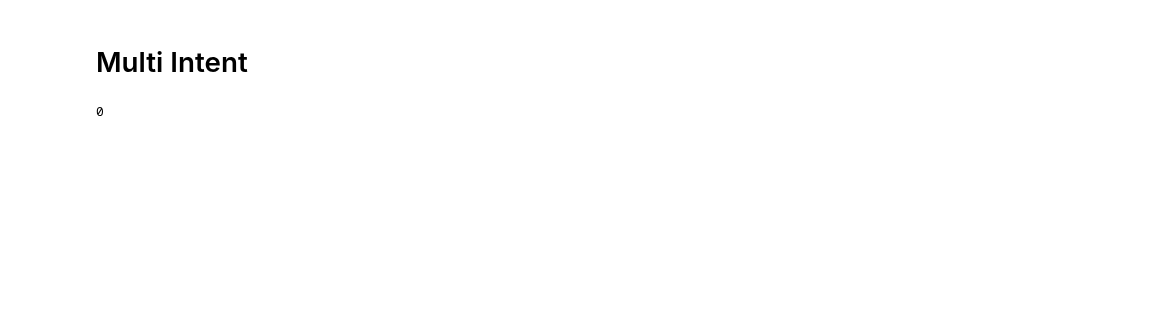
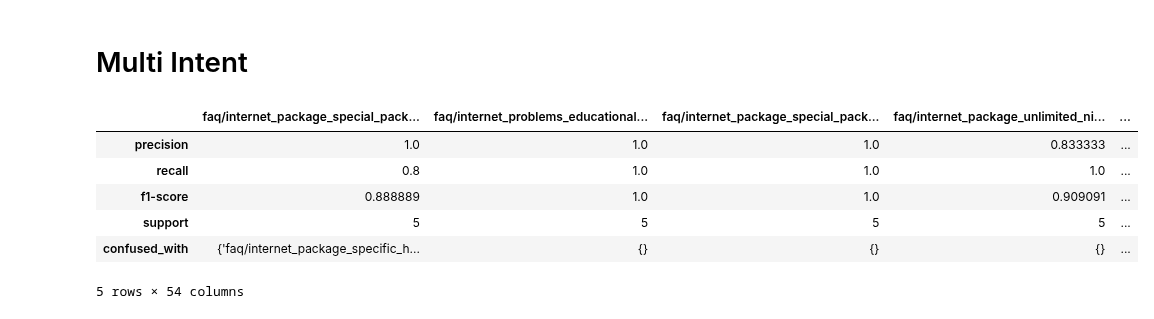
Before and after one commit to VavRe/nlp-ut, a Jupyter notebook: CA6/Rasa_FAQ_Chatbot.ipynb, the cells around one changed output. Drawn from its saved outputs; the diff is of its cells as text; code cells hidden in the pictures; blank space fills up the shorter version.

```diff
--- a/CA6/Rasa_FAQ_Chatbot.ipynb
+++ b/CA6/Rasa_FAQ_Chatbot.ipynb
@@ -310,7 +310,3 @@ def generate_rules(df,tgt_path):
             f.write(f"  - action: utter_{intent} \n")
 
 generate_rules(train_df,tgt_path)
-# %%
-162%6
-# %% [output]
-0
@@ -316,0 +315,37 @@ generate_rules(train_df,tgt_path)
+# %%
+# read json file of the path ./rasa/ParsBert_100/response_selection_report.json
+import json
+
+with open("./rasa/ParsBert_100/response_selection_report.json") as f:
+    rasa_parsbert_100 = json.load(f)
+
+with open("./rasa/LabSE_100/response_selection_report.json") as f:
+    rasa_labse_100 = json.load(f)
+
+with open("./rasa/LaBSE_200/response_selection_report.json") as f:
+    rasa_labse_200 = json.load(f)
+
+with open("./rasa/LaBSE_50/response_selection_report.json") as f:
+    rasa_labse_50 = json.load(f)
+# %%
+# plot accuracy in rasa_parsbert_100 and rasa_labse_100 in a line chart using seaborn
+import seaborn as sns
+import matplotlib.pyplot as plt
+import pandas as pd
+
+# take the accuracy, macro avg, weighted avg from rasa_parsbert_100 and rasa_labse_100 and put them in a dataframe
+
+rasa_parsbert_100 = pd.DataFrame(rasa_parsbert_100)
+rasa_labse_100 = pd.DataFrame(rasa_labse_100)
+rasa_labse_200 = pd.DataFrame(rasa_labse_200)
+rasa_labse_50 = pd.DataFrame(rasa_labse_50)
+
+rasa_labse_100
+# %% [output]
+|  | faq/internet_package_special_pack... | faq/internet_problems_educational... | faq/internet_package_special_pack... | faq/internet_package_unlimited_ni... | ... |
+| precision | 1.0 | 1.0 | 1.0 | 0.833333 | ... |
+| recall | 0.8 | 1.0 | 1.0 | 1.0 | ... |
+| f1-score | 0.888889 | 1.0 | 1.0 | 0.909091 | ... |
+| support | 5 | 5 | 5 | 5 | ... |
+| confused_with | {'faq/internet_package_specific_h... | {} | {} | {} | ... |
+5 rows × 54 columns
```
Also changed, not shown: parts of 2 cells of this notebook, 31 other files.
